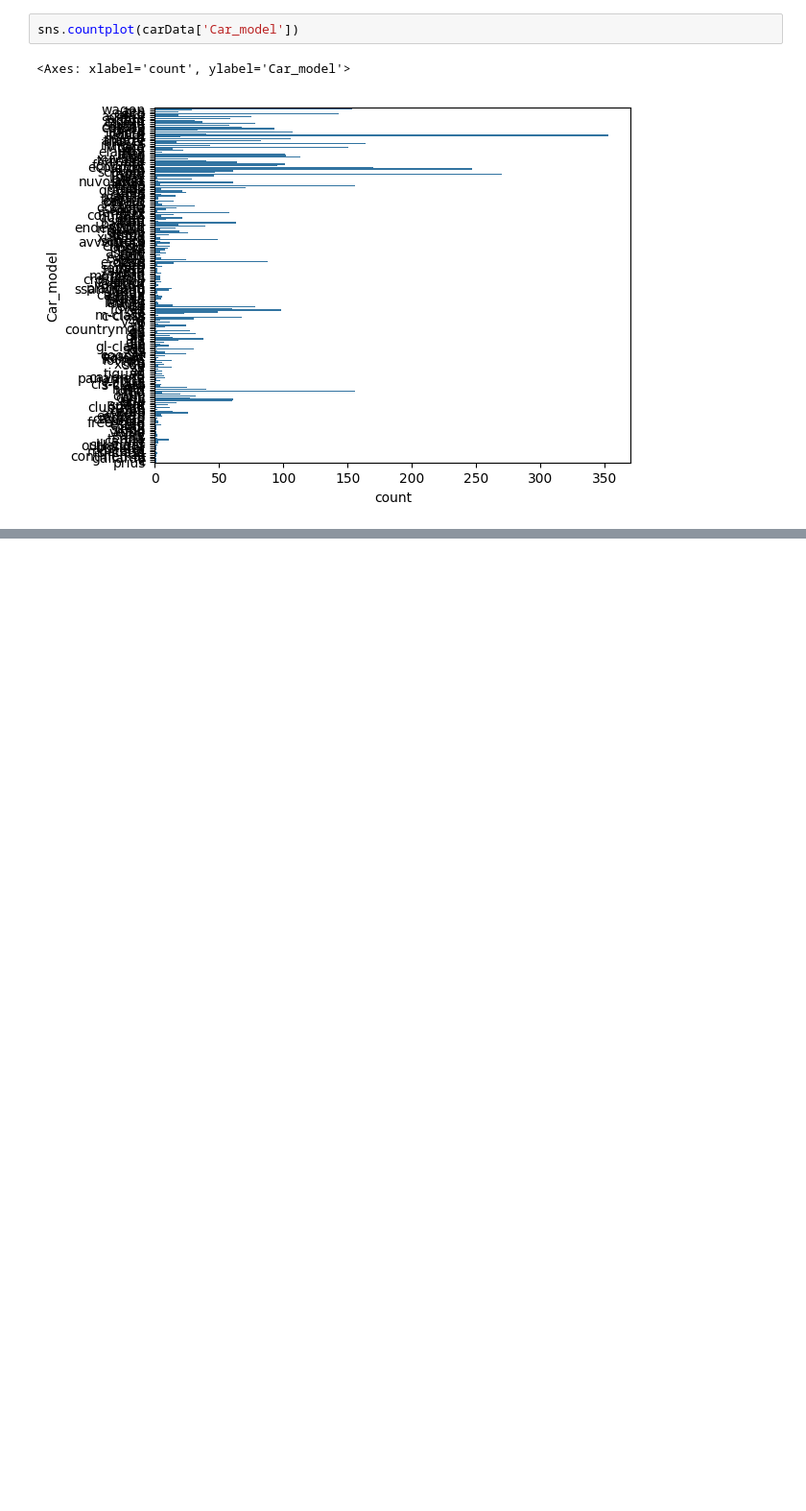
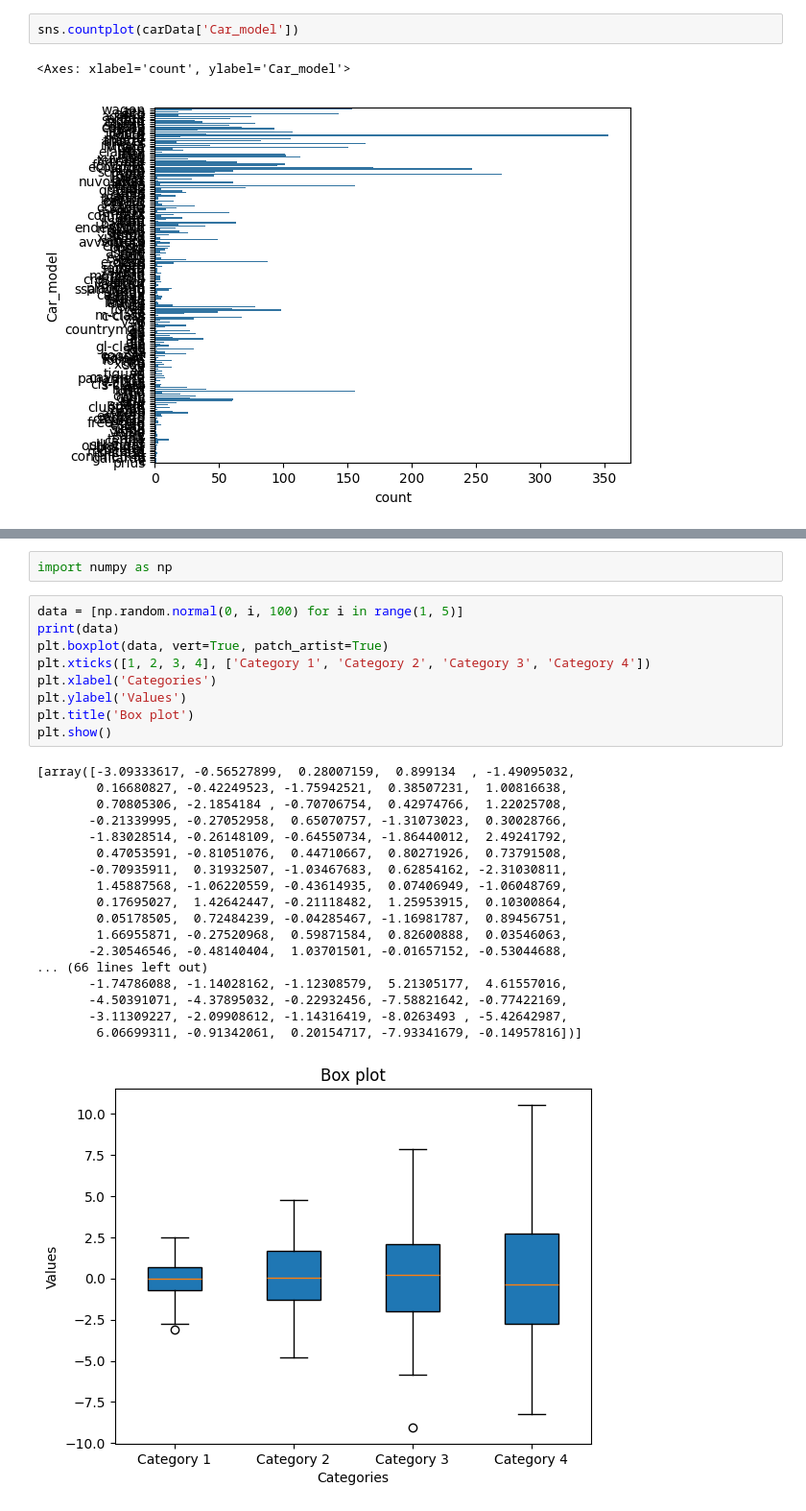
Before and after one commit to swaksh-war/G29-Python, a Jupyter notebook: carpricetraining.ipynb, the cells around one changed output, grey strips where cells are left out. Shown: that part at 96% size. Cells and saved outputs as stored; diff of their text form; blank space fills up the shorter version.

```diff
--- a/carpricetraining.ipynb
+++ b/carpricetraining.ipynb
@@ -347,0 +403,30 @@ sns.countplot(carData['Car_model'])
+# %%
+import numpy as np
+# %%
+data = [np.random.normal(0, i, 100) for i in range(1, 5)]
+print(data)
+plt.boxplot(data, vert=True, patch_artist=True)
+plt.xticks([1, 2, 3, 4], ['Category 1', 'Category 2', 'Category 3', 'Category 4'])
+plt.xlabel('Categories')
+plt.ylabel('Values')
+plt.title('Box plot')
+plt.show()
+# %% [output]
+[array([-3.09333617, -0.56527899,  0.28007159,  0.899134  , -1.49095032,
+        0.16680827, -0.42249523, -1.75942521,  0.38507231,  1.00816638,
+        0.70805306, -2.1854184 , -0.70706754,  0.42974766,  1.22025708,
+       -0.21339995, -0.27052958,  0.65070757, -1.31073023,  0.30028766,
+       -1.83028514, -0.26148109, -0.64550734, -1.86440012,  2.49241792,
+        0.47053591, -0.81051076,  0.44710667,  0.80271926,  0.73791508,
+       -0.70935911,  0.31932507, -1.03467683,  0.62854162, -2.31030811,
+        1.45887568, -1.06220559, -0.43614935,  0.07406949, -1.06048769,
+        0.17695027,  1.42642447, -0.21118482,  1.25953915,  0.10300864,
+        0.05178505,  0.72484239, -0.04285467, -1.16981787,  0.89456751,
+        1.66955871, -0.27520968,  0.59871584,  0.82600888,  0.03546063,
+       -2.30546546, -0.48140404,  1.03701501, -0.01657152, -0.53044688,
+... (66 lines left out)
+       -1.74786088, -1.14028162, -1.12308579,  5.21305177,  4.61557016,
+       -4.50391071, -4.37895032, -0.22932456, -7.58821642, -0.77422169,
+       -3.11309227, -2.09908612, -1.14316419, -8.0263493 , -5.42642987,
+        6.06699311, -0.91342061,  0.20154717, -7.93341679, -0.14957816])]
+[figure, added]
```
Also changed, not shown: parts of 14 cells of this notebook.
